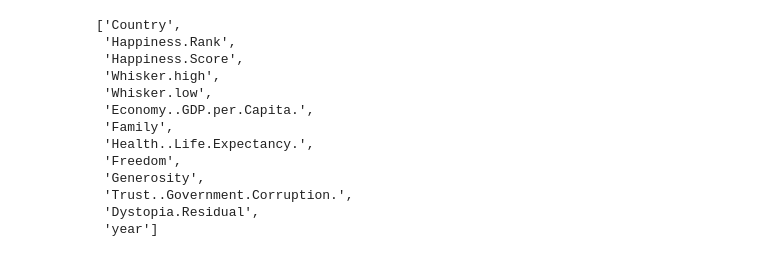
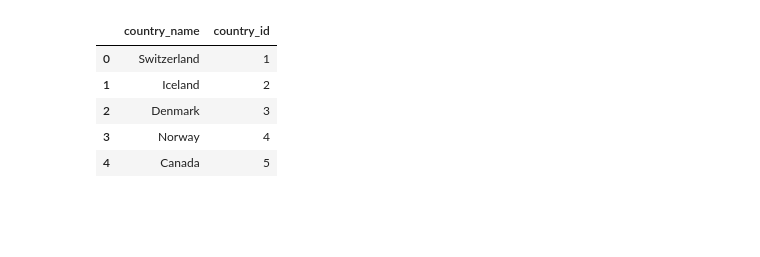
Before and after one commit to gabigham/ETL-Project, a Jupyter notebook: transform_data.ipynb, the cells around one changed output. Saved outputs shown, nothing was run; the diff lists cells and outputs as text; code cells hidden in the pictures; blank space fills up the shorter version.

```diff
--- a/transform_data.ipynb
+++ b/transform_data.ipynb
@@ -81,16 +64,18 @@ list(hap_2016)
-# %%
-list(hap_2017)
-# %% [output]
-['Country',
- 'Happiness.Rank',
- 'Happiness.Score',
- 'Whisker.high',
- 'Whisker.low',
- 'Economy..GDP.per.Capita.',
- 'Family',
- 'Health..Life.Expectancy.',
- 'Freedom',
- 'Generosity',
- 'Trust..Government.Corruption.',
- 'Dystopia.Residual',
- 'year']
+# %%
+countries = happiness_df['country'].unique()
+countries.tolist()
+country_lookup = pd.DataFrame(countries, columns=['country_name'])
+
+country_id = []
+for i in range(len(country_lookup)):
+    country_id.append(i+1)
+
+country_lookup['country_id'] = country_id
+country_lookup.head()
+# %% [output]
+|  | country_name | country_id |
+| 0 | Switzerland | 1 |
+| 1 | Iceland | 2 |
+| 2 | Denmark | 3 |
+| 3 | Norway | 4 |
+| 4 | Canada | 5 |
```
Also changed, not shown: parts of 9 cells of this notebook.
